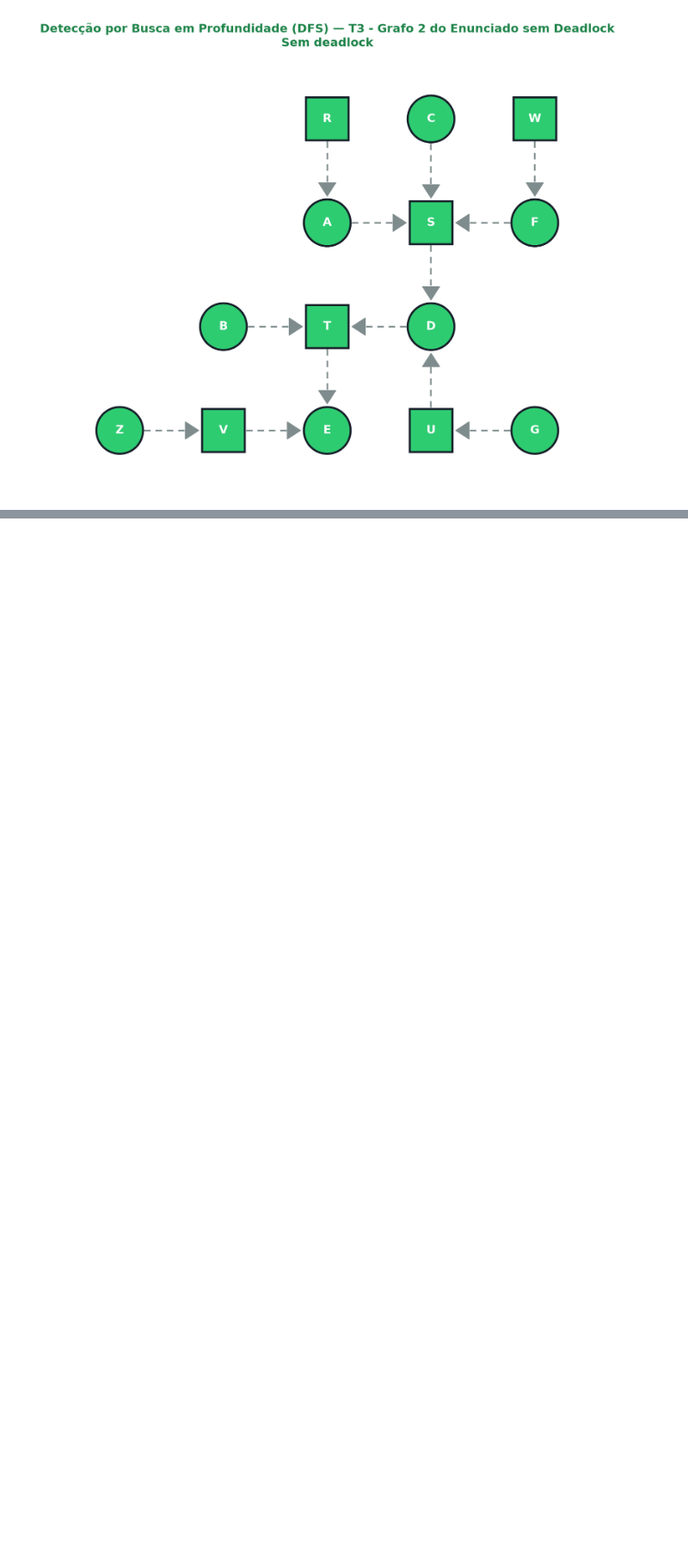
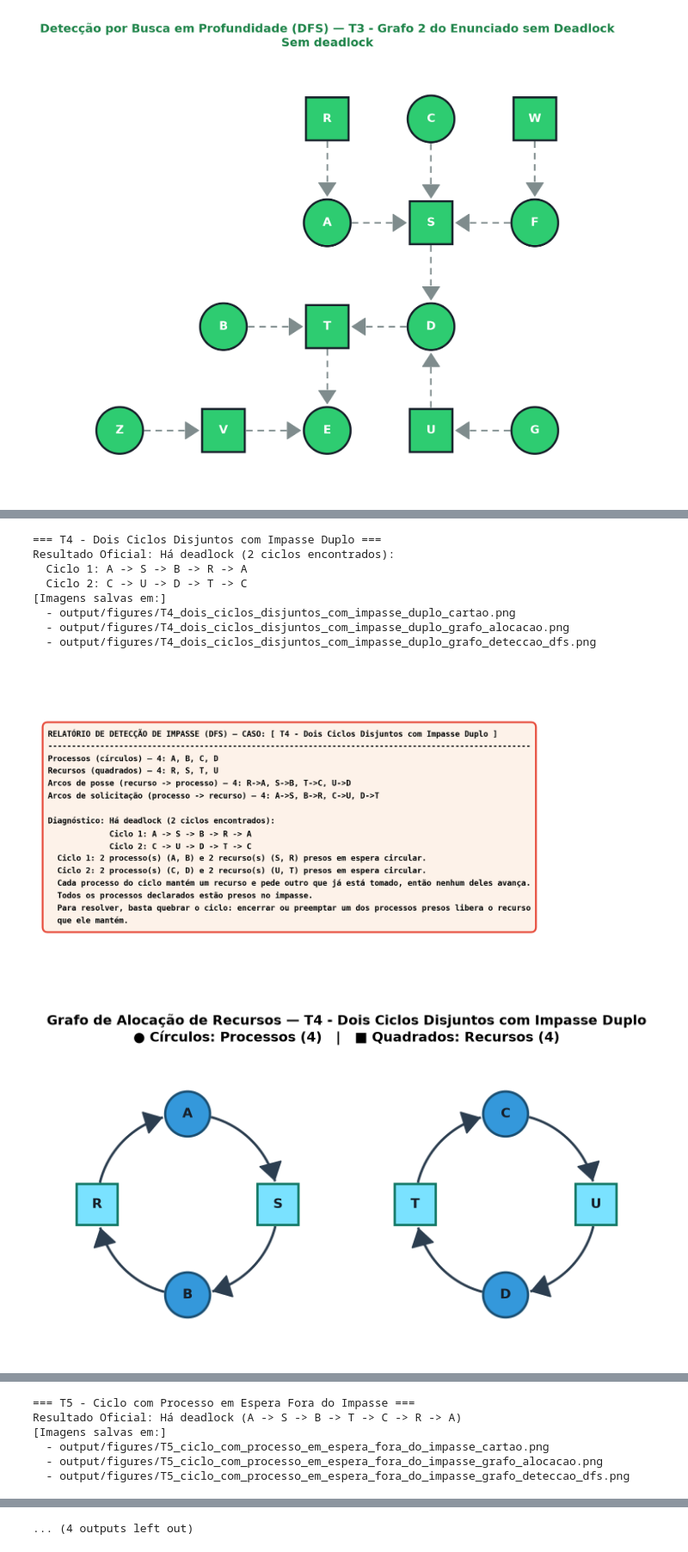
Before and after one commit to prfs91/rag-deadlock-dfs-detector, a Jupyter notebook: relatorio_analise_impasses_rag.ipynb, the cells around one changed output, grey strips where cells are left out. Shown at 86% size. Cells and saved outputs as stored; diff of their text form; code cells hidden in the pictures; blank space fills up the shorter version.

```diff
--- a/relatorio_analise_impasses_rag.ipynb
+++ b/relatorio_analise_impasses_rag.ipynb
@@ -402,0 +418,26 @@ res_T3 = executar_analise_completa_caso(
+# %%
+# [PASSO 5.4 | FASE 5 | branch: fase-5/notebook | commit e push: Pamella Roberta]
+# Execução dos casos opcionais em laço.
+resultados_opcionais = {}
+for caso in CASOS_DE_TESTE_OFICIAIS:
+    if caso.obrigatorio:
+        continue
+    print(f"\n=== {caso.sigla} - {caso.titulo} ===")
+    resultados_opcionais[caso.sigla] = executar_analise_completa_caso(
+        sigla=caso.sigla,
+        titulo=caso.titulo,
+        nome_arquivo_txt=caso.arquivo,
+        buscar_todos=caso.buscar_todos,
+        exibir_rastreamento_dfs=False
+    )
+# %% [output]
+=== T4 - Dois Ciclos Disjuntos com Impasse Duplo ===
+Resultado Oficial: Há deadlock (2 ciclos encontrados):
+  Ciclo 1: A -> S -> B -> R -> A
+  Ciclo 2: C -> U -> D -> T -> C
+[Imagens salvas em:]
+  - output/figures/T4_dois_ciclos_disjuntos_com_impasse_duplo_cartao.png
+  - output/figures/T4_dois_ciclos_disjuntos_com_impasse_duplo_grafo_alocacao.png
+  - output/figures/T4_dois_ciclos_disjuntos_com_impasse_duplo_grafo_deteccao_dfs.png
+[figure, added]
+[figure, added]
@@ -402,0 +445,6 @@ res_T3 = executar_analise_completa_caso(
+=== T5 - Ciclo com Processo em Espera Fora do Impasse ===
+Resultado Oficial: Há deadlock (A -> S -> B -> T -> C -> R -> A)
+[Imagens salvas em:]
+  - output/figures/T5_ciclo_com_processo_em_espera_fora_do_impasse_cartao.png
+  - output/figures/T5_ciclo_com_processo_em_espera_fora_do_impasse_grafo_alocacao.png
+  - output/figures/T5_ciclo_com_processo_em_espera_fora_do_impasse_grafo_deteccao_dfs.png
@@ -402,0 +463 @@ res_T3 = executar_analise_completa_caso(
+... (4 outputs left out)
```
Also changed, not shown: parts of 2 cells of this notebook.
